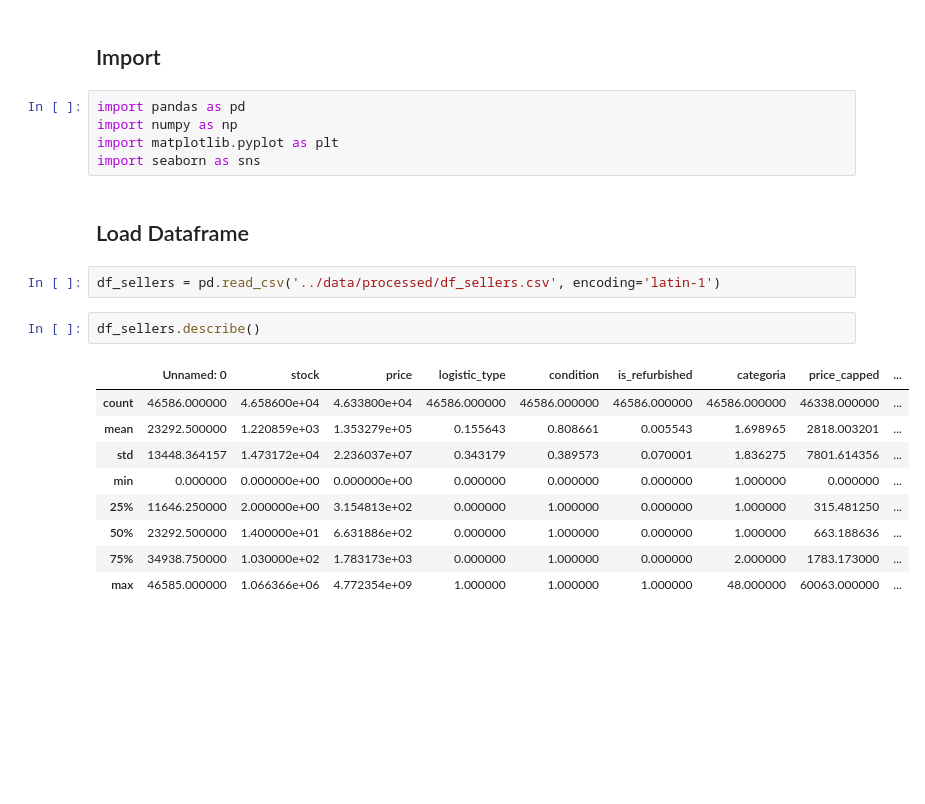
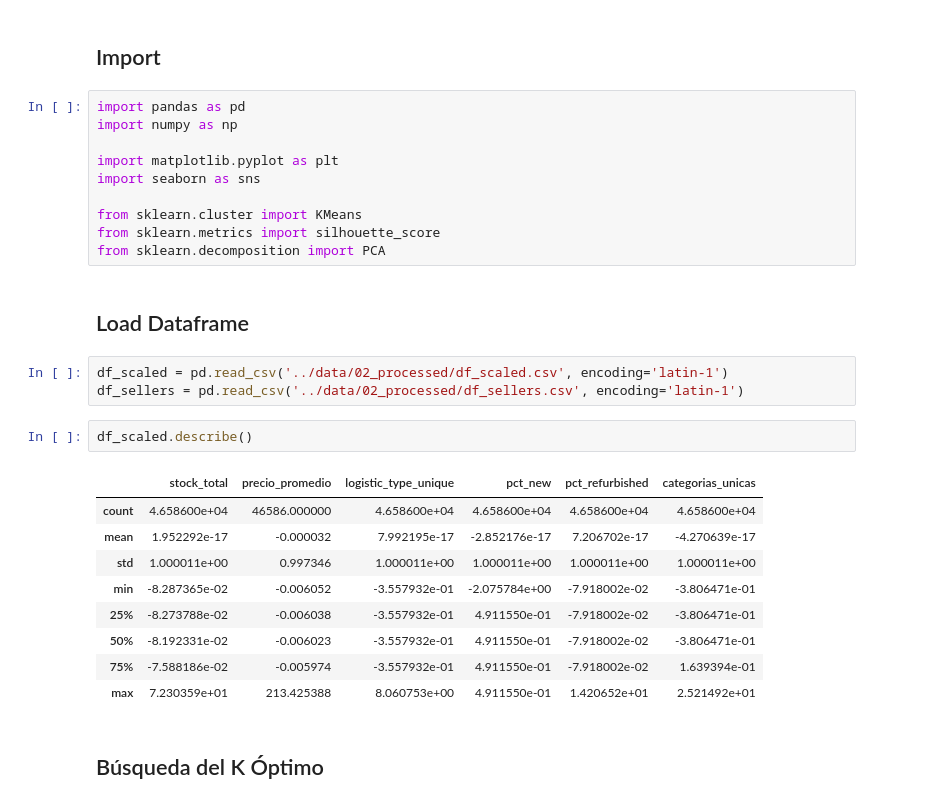
Before and after one commit to WilmarAl/challenge_dae_meli, a Jupyter notebook: notebooks/03_clusterizacion.ipynb, the cells around one changed output. Saved outputs shown, nothing was run; the diff lists cells and outputs as text; blank space fills up the shorter version.

```diff
--- a/notebooks/03_clusterizacion.ipynb
+++ b/notebooks/03_clusterizacion.ipynb
@@ -3,21 +3,29 @@
 # %%
 import pandas as pd
 import numpy as np
+
 import matplotlib.pyplot as plt
 import seaborn as sns
+
+from sklearn.cluster import KMeans
+from sklearn.metrics import silhouette_score
+from sklearn.decomposition import PCA
 # %% [markdown]
 ## Load Dataframe
 # %%
-df_sellers = pd.read_csv('../data/processed/df_sellers.csv', encoding='latin-1')
+df_scaled = pd.read_csv('../data/02_processed/df_scaled.csv', encoding='latin-1')
+df_sellers = pd.read_csv('../data/02_processed/df_sellers.csv', encoding='latin-1')
 # %%
-df_sellers.describe()
+df_scaled.describe()
 # %% [output]
-|  | Unnamed: 0 | stock | price | logistic_type | condition | is_refurbished | categoria | price_capped | ... |
-| count | 46586.000000 | 4.658600e+04 | 4.633800e+04 | 46586.000000 | 46586.000000 | 46586.000000 | 46586.000000 | 46338.000000 | ... |
-| mean | 23292.500000 | 1.220859e+03 | 1.353279e+05 | 0.155643 | 0.808661 | 0.005543 | 1.698965 | 2818.003201 | ... |
-| std | 13448.364157 | 1.473172e+04 | 2.236037e+07 | 0.343179 | 0.389573 | 0.070001 | 1.836275 | 7801.614356 | ... |
-| min | 0.000000 | 0.000000e+00 | 0.000000e+00 | 0.000000 | 0.000000 | 0.000000 | 1.000000 | 0.000000 | ... |
-| 25% | 11646.250000 | 2.000000e+00 | 3.154813e+02 | 0.000000 | 1.000000 | 0.000000 | 1.000000 | 315.481250 | ... |
-| 50% | 23292.500000 | 1.400000e+01 | 6.631886e+02 | 0.000000 | 1.000000 | 0.000000 | 1.000000 | 663.188636 | ... |
-| 75% | 34938.750000 | 1.030000e+02 | 1.783173e+03 | 0.000000 | 1.000000 | 0.000000 | 2.000000 | 1783.173000 | ... |
-| max | 46585.000000 | 1.066366e+06 | 4.772354e+09 | 1.000000 | 1.000000 | 1.000000 | 48.000000 | 60063.000000 | ... |
+|  | stock_total | precio_promedio | logistic_type_unique | pct_new | pct_refurbished | categorias_unicas |
+| count | 4.658600e+04 | 46586.000000 | 4.658600e+04 | 4.658600e+04 | 4.658600e+04 | 4.658600e+04 |
+| mean | 1.952292e-17 | -0.000032 | 7.992195e-17 | -2.852176e-17 | 7.206702e-17 | -4.270639e-17 |
+| std | 1.000011e+00 | 0.997346 | 1.000011e+00 | 1.000011e+00 | 1.000011e+00 | 1.000011e+00 |
+| min | -8.287365e-02 | -0.006052 | -3.557932e-01 | -2.075784e+00 | -7.918002e-02 | -3.806471e-01 |
+| 25% | -8.273788e-02 | -0.006038 | -3.557932e-01 | 4.911550e-01 | -7.918002e-02 | -3.806471e-01 |
+| 50% | -8.192331e-02 | -0.006023 | -3.557932e-01 | 4.911550e-01 | -7.918002e-02 | -3.806471e-01 |
+| 75% | -7.588186e-02 | -0.005974 | -3.557932e-01 | 4.911550e-01 | -7.918002e-02 | 1.639394e-01 |
+| max | 7.230359e+01 | 213.425388 | 8.060753e+00 | 4.911550e-01 | 1.420652e+01 | 2.521492e+01 |
+# %% [markdown]
+## Búsqueda del K Óptimo
```
Also changed, not shown: parts of 15 cells of this notebook, 9 other files.
